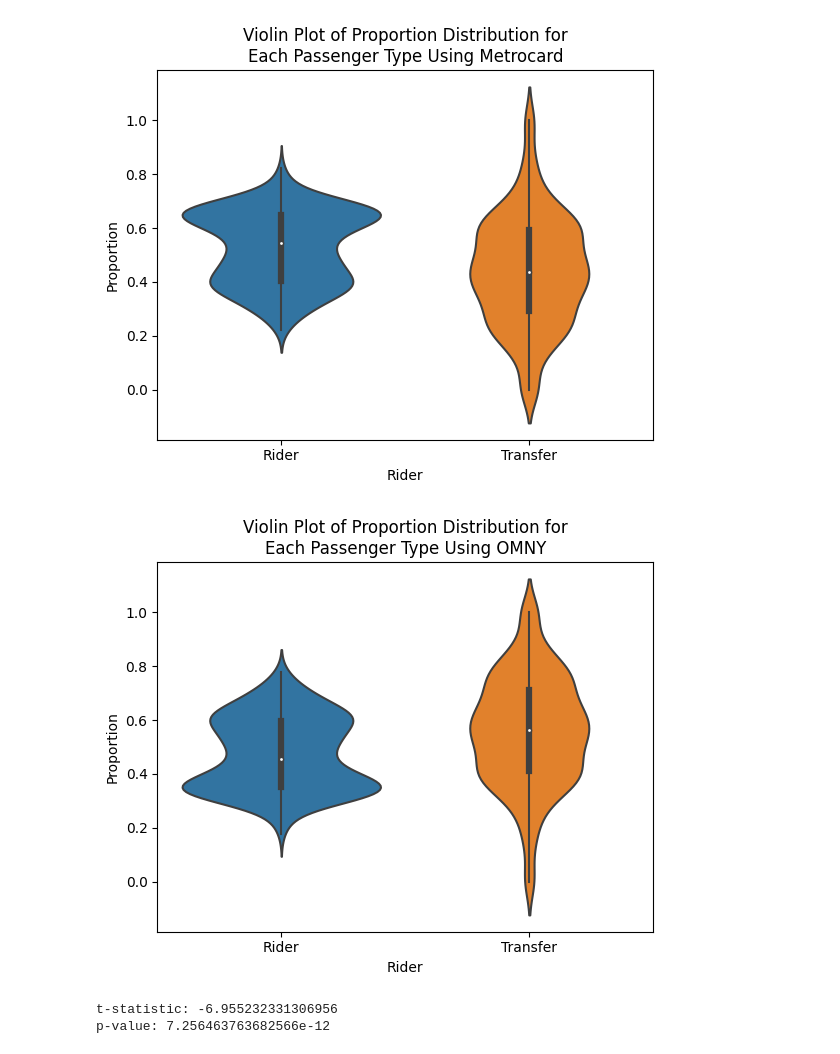
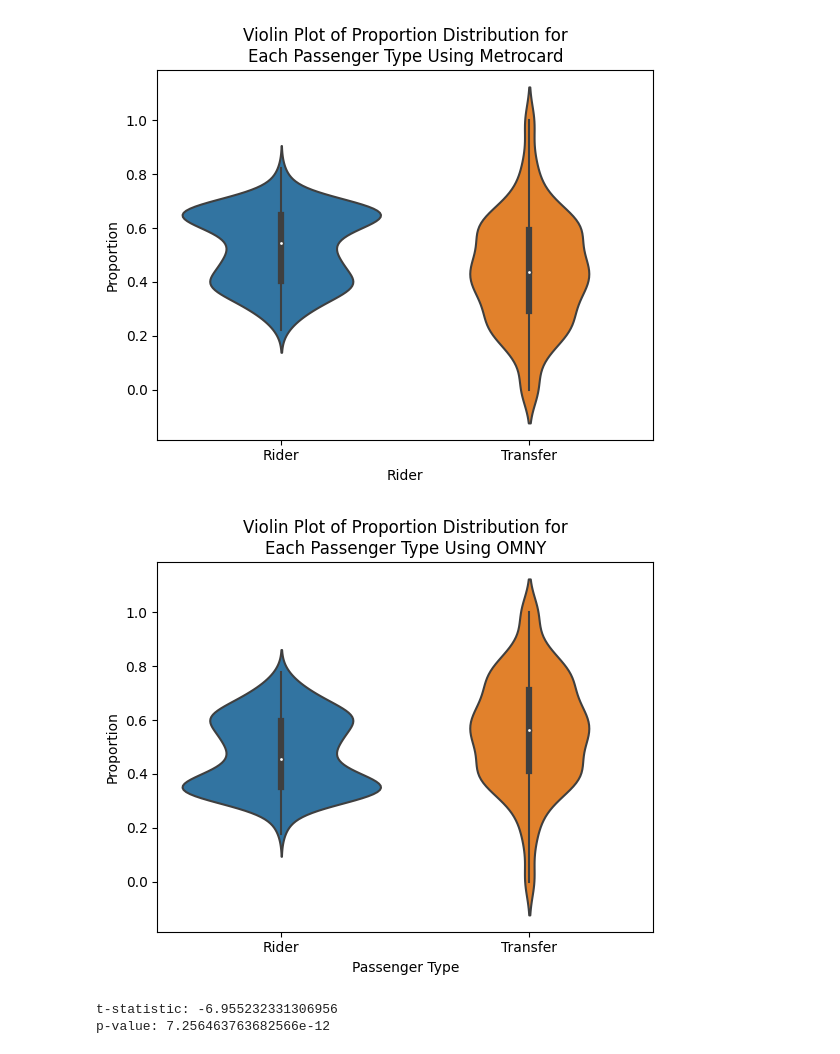
Before and after one commit to rpi11/DSAN5100, a Jupyter notebook: t_test.ipynb, the cells around one changed output. Cells and saved outputs as stored; diff of their text form; code cells hidden in the pictures.

```diff
--- a/t_test.ipynb
+++ b/t_test.ipynb
@@ -139,14 +139,14 @@ plt.show()
 # %%
 violin_data = {
     "Proportion":list(new_df["omny_r_prop"])+list(new_df["omny_t_prop"]),
-    "Rider":["Rider" for e in new_df["omny_r_prop"]] + ["Transfer" for e in new_df["omny_t_prop"]]
+    "Passenger Type":["Rider" for e in new_df["omny_r_prop"]] + ["Transfer" for e in new_df["omny_t_prop"]]
 }
 
-sns.violinplot(x='Rider', y='Proportion', data=pd.DataFrame(violin_data))
+sns.violinplot(x='Passenger Type', y='Proportion', data=pd.DataFrame(violin_data))
 plt.title("Violin Plot of Proportion Distribution for\nEach Passenger Type Using OMNY")
 plt.show()
 # %% [output]
-[figure, old version]
+[figure, new version]
 # %%
 t_statistic, p_value = ttest_ind(new_df["omny_r_prop"], new_df["omny_t_prop"])
 print("t-statistic:", t_statistic)
```
